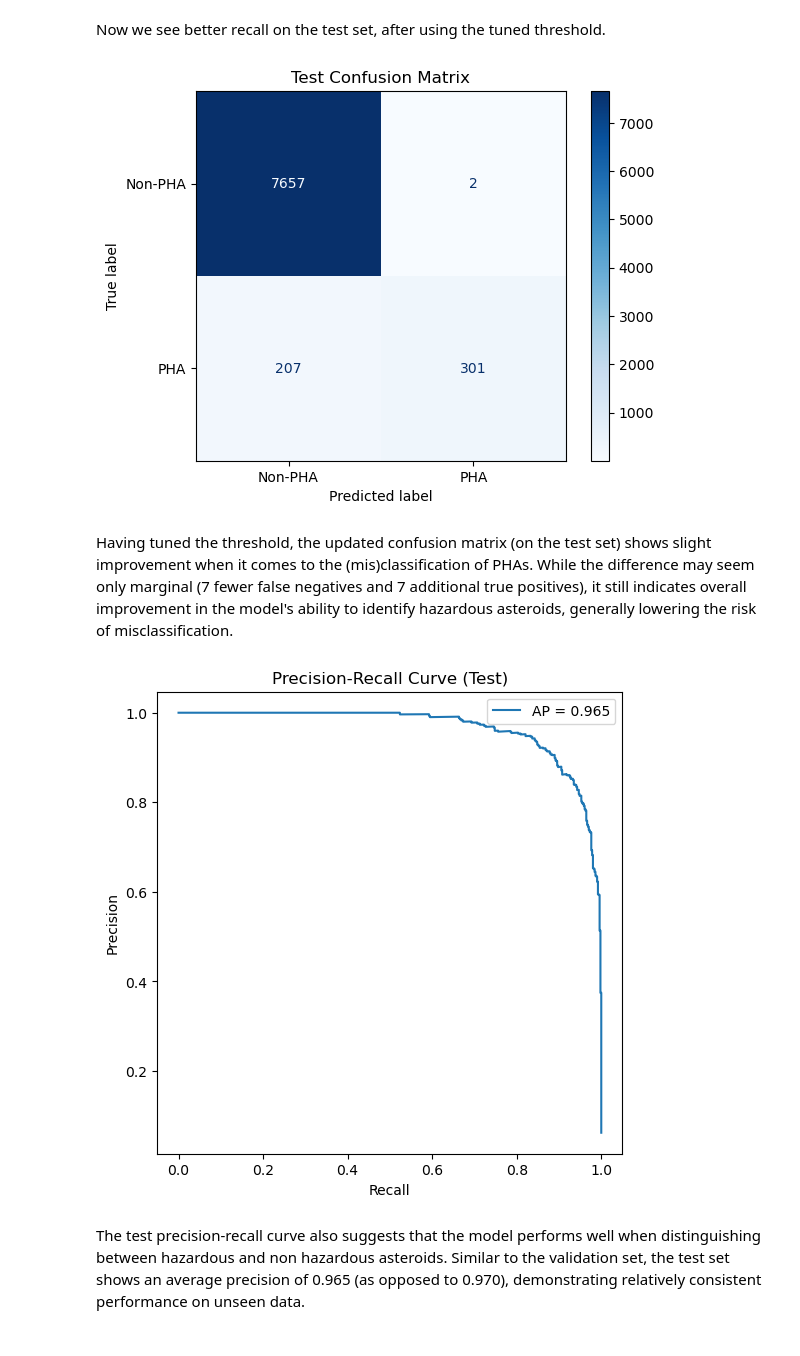
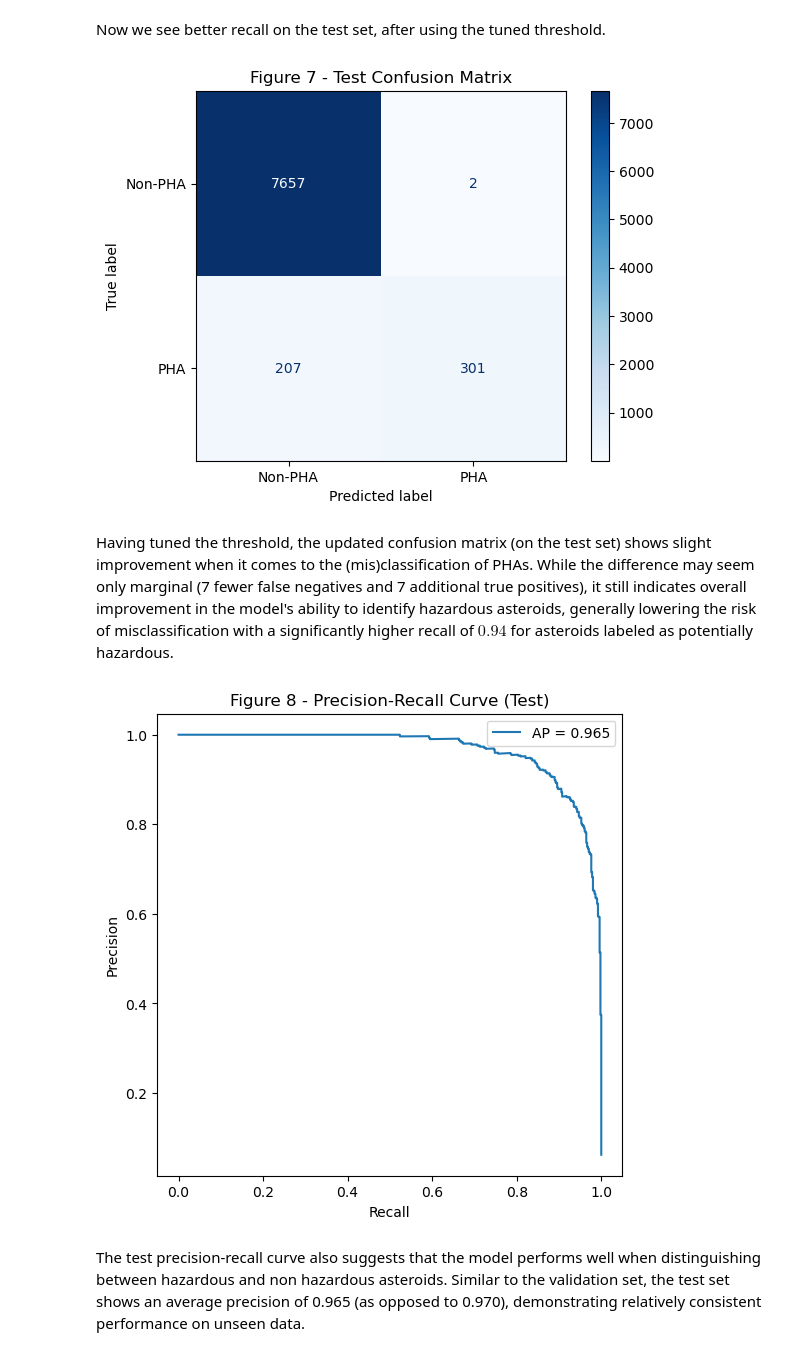
Before and after one commit to UBC-DSCI-310-2025W2/dsci-310-group-18, a Jupyter notebook: notebooks/asteroid_analysis.ipynb, the cells around one changed output. Saved outputs shown, nothing was run; the diff lists cells and outputs as text; code cells hidden in the pictures.

```diff
--- a/notebooks/asteroid_analysis.ipynb
+++ b/notebooks/asteroid_analysis.ipynb
@@ -693,15 +723,15 @@ Now we see better recall on the test set, after using the tuned threshold.
 # %%
 # Confusion matrix
 
 cm_test = confusion_matrix(y_test, y_test_pred)
 plot_cm_test = ConfusionMatrixDisplay(cm_test, display_labels=["Non-PHA", "PHA"])
 plot_cm_test.plot(cmap="Blues")
-plt.title("Test Confusion Matrix")
+plt.title("Figure 7 - Test Confusion Matrix")
 plt.show()
 # %% [output]
-[figure, old version]
+[figure, new version]
 # %% [markdown]
-Having tuned the threshold, the updated confusion matrix (on the test set) shows slight improvement when it comes to the (mis)classification of PHAs. While the difference may seem only marginal (7 fewer false negatives and 7 additional true positives), it still indicates overall improvement in the model's ability to identify hazardous asteroids, generally lowering the risk of misclassification.
+Having tuned the threshold, the updated confusion matrix (on the test set) shows slight improvement when it comes to the (mis)classification of PHAs. While the difference may seem only marginal (7 fewer false negatives and 7 additional true positives), it still indicates overall improvement in the model's ability to identify hazardous asteroids, generally lowering the risk of misclassification with a significantly higher recall of $0.94$ for asteroids labeled as potentially hazardous.
 # %%
 # PR curve
 precision, recall, thresholds = precision_recall_curve(y_test, y_test_proba)
@@ -711,11 +741,11 @@ plt.figure(figsize=(6, 6))
 plt.plot(recall, precision, label=f"AP = {avg_prec:.3f}")
 plt.xlabel("Recall")
 plt.ylabel("Precision")
-plt.title("Precision-Recall Curve (Test)")
+plt.title("Figure 8 - Precision-Recall Curve (Test)")
 plt.legend()
 plt.show()
 # %% [output]
-[figure, old version]
+[figure, new version]
 # %% [markdown]
 The test precision-recall curve also suggests that the model performs well when distinguishing between hazardous and non hazardous asteroids. Similar to the validation set, the test set shows an average precision of 0.965 (as opposed to 0.970), demonstrating relatively consistent performance on unseen data.
 # %% [markdown]
```
Also changed, not shown: parts of 13 cells of this notebook, 3 other files.
